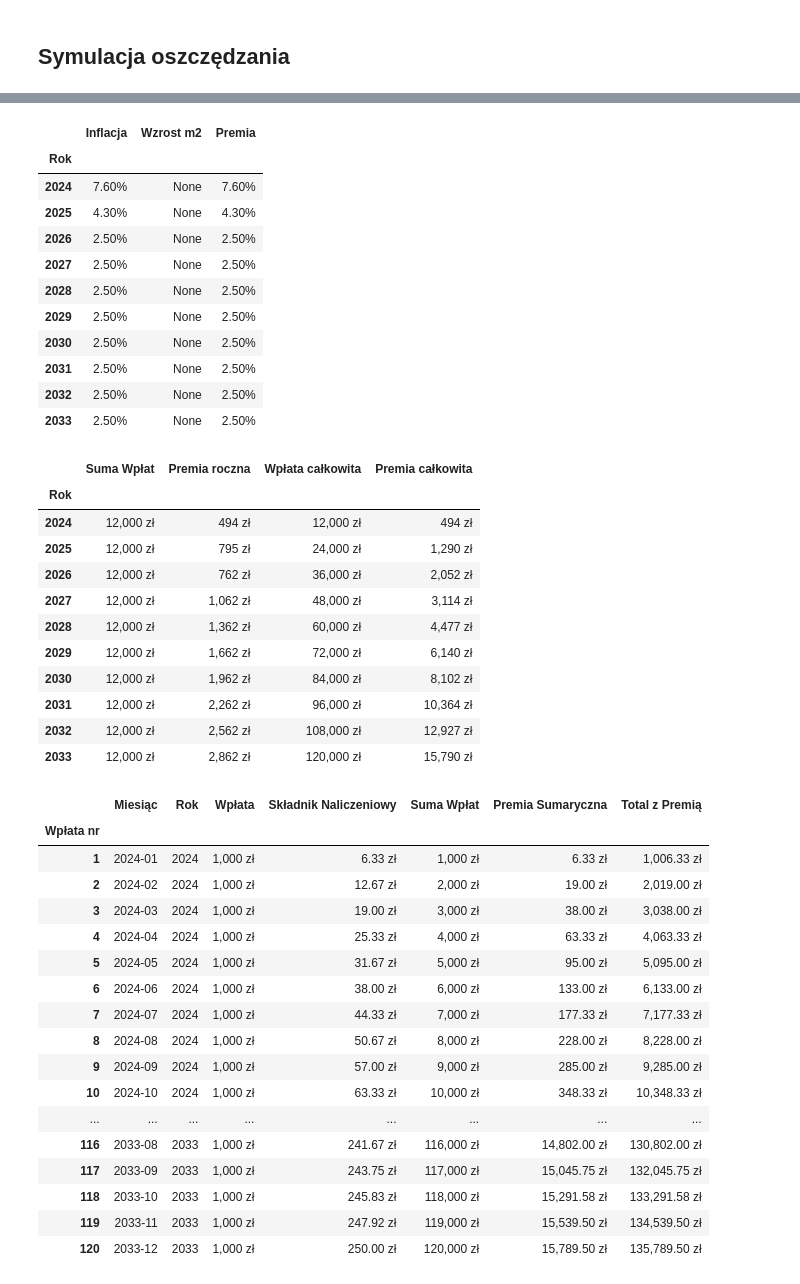
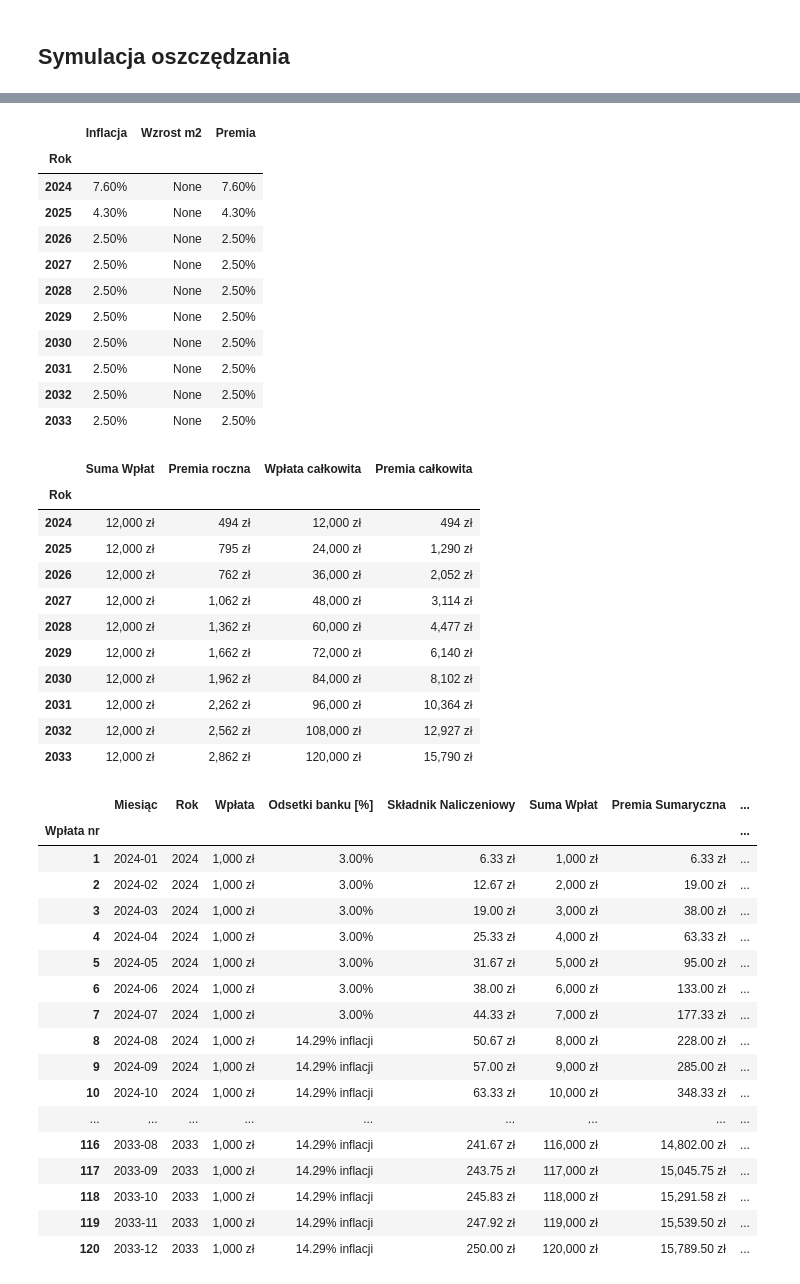
Before and after one commit to swiety/konto_mieszkaniowe, a Jupyter notebook: konto-mieszkaniowe.ipynb, the cells around one changed output, grey strips where cells are left out. Saved outputs shown, nothing was run; the diff lists cells and outputs as text; code cells hidden in the pictures.

```diff
--- a/konto-mieszkaniowe.ipynb
+++ b/konto-mieszkaniowe.ipynb
@@ -89,54 +129,54 @@ Dla prostoty na razie nie uwzględniam wzrostu cen nieruchomości, który w niek
 df_inflacja2 = zalozenia_inflacji_i_wzrostu_m2(
     inflacja=[pct/100 for pct in [7.6, 4.3] + [2.5] * 8], wzrost_m2=None)
 df_konto2_styled, df_roczne2_styled, df_konto2, _ = symulacja_konta(
-    data_startu='2024-01', ile_lat=10, ile_wplat=10*12, wysokosc_wplat=1000,
-    zalozenia=df_inflacja2)
+    data_startu='2024-01', ile_wplat=10*12, wysokosc_wplat=1000,
+    zalozenia=df_inflacja2, lokata=odsetki_bankowe_Pekao)
 
 rysuj_wykres_lokaty(df_konto2)
 display(formatuj_inflacje(df_inflacja2))
 display(df_roczne2_styled)
 display(df_konto2_styled)
 # %% [output]
 [figure]
 |  | Inflacja | Wzrost m2 | Premia |
 | Rok |  |  |  |
 | 2024 | 7.60% | None | 7.60% |
 | 2025 | 4.30% | None | 4.30% |
 | 2026 | 2.50% | None | 2.50% |
 | 2027 | 2.50% | None | 2.50% |
 | 2028 | 2.50% | None | 2.50% |
 | 2029 | 2.50% | None | 2.50% |
 | 2030 | 2.50% | None | 2.50% |
 | 2031 | 2.50% | None | 2.50% |
 | 2032 | 2.50% | None | 2.50% |
 | 2033 | 2.50% | None | 2.50% |
 |  | Suma Wpłat | Premia roczna | Wpłata całkowita | Premia całkowita |
 | Rok |  |  |  |  |
 | 2024 | 12,000 zł | 494 zł | 12,000 zł | 494 zł |
 | 2025 | 12,000 zł | 795 zł | 24,000 zł | 1,290 zł |
 | 2026 | 12,000 zł | 762 zł | 36,000 zł | 2,052 zł |
 | 2027 | 12,000 zł | 1,062 zł | 48,000 zł | 3,114 zł |
 | 2028 | 12,000 zł | 1,362 zł | 60,000 zł | 4,477 zł |
 | 2029 | 12,000 zł | 1,662 zł | 72,000 zł | 6,140 zł |
 | 2030 | 12,000 zł | 1,962 zł | 84,000 zł | 8,102 zł |
 | 2031 | 12,000 zł | 2,262 zł | 96,000 zł | 10,364 zł |
 | 2032 | 12,000 zł | 2,562 zł | 108,000 zł | 12,927 zł |
 | 2033 | 12,000 zł | 2,862 zł | 120,000 zł | 15,790 zł |
-|  | Miesiąc | Rok | Wpłata | Składnik Naliczeniowy | Suma Wpłat | Premia Sumaryczna | Total z Premią |
-| Wpłata nr |  |  |  |  |  |  |  |
-| 1 | 2024-01 | 2024 | 1,000 zł | 6.33 zł | 1,000 zł | 6.33 zł | 1,006.33 zł |
-| 2 | 2024-02 | 2024 | 1,000 zł | 12.67 zł | 2,000 zł | 19.00 zł | 2,019.00 zł |
-| 3 | 2024-03 | 2024 | 1,000 zł | 19.00 zł | 3,000 zł | 38.00 zł | 3,038.00 zł |
-| 4 | 2024-04 | 2024 | 1,000 zł | 25.33 zł | 4,000 zł | 63.33 zł | 4,063.33 zł |
-| 5 | 2024-05 | 2024 | 1,000 zł | 31.67 zł | 5,000 zł | 95.00 zł | 5,095.00 zł |
-| 6 | 2024-06 | 2024 | 1,000 zł | 38.00 zł | 6,000 zł | 133.00 zł | 6,133.00 zł |
-| 7 | 2024-07 | 2024 | 1,000 zł | 44.33 zł | 7,000 zł | 177.33 zł | 7,177.33 zł |
-| 8 | 2024-08 | 2024 | 1,000 zł | 50.67 zł | 8,000 zł | 228.00 zł | 8,228.00 zł |
-| 9 | 2024-09 | 2024 | 1,000 zł | 57.00 zł | 9,000 zł | 285.00 zł | 9,285.00 zł |
-| 10 | 2024-10 | 2024 | 1,000 zł | 63.33 zł | 10,000 zł | 348.33 zł | 10,348.33 zł |
-| ... | ... | ... | ... | ... | ... | ... | ... |
-| 116 | 2033-08 | 2033 | 1,000 zł | 241.67 zł | 116,000 zł | 14,802.00 zł | 130,802.00 zł |
-| 117 | 2033-09 | 2033 | 1,000 zł | 243.75 zł | 117,000 zł | 15,045.75 zł | 132,045.75 zł |
-| 118 | 2033-10 | 2033 | 1,000 zł | 245.83 zł | 118,000 zł | 15,291.58 zł | 133,291.58 zł |
-| 119 | 2033-11 | 2033 | 1,000 zł | 247.92 zł | 119,000 zł | 15,539.50 zł | 134,539.50 zł |
-| 120 | 2033-12 | 2033 | 1,000 zł | 250.00 zł | 120,000 zł | 15,789.50 zł | 135,789.50 zł |
+|  | Miesiąc | Rok | Wpłata | Odsetki banku [%] | Składnik Naliczeniowy | Suma Wpłat | Premia Sumaryczna | ... |
+| Wpłata nr |  |  |  |  |  |  |  | ... |
+| 1 | 2024-01 | 2024 | 1,000 zł | 3.00% | 6.33 zł | 1,000 zł | 6.33 zł | ... |
+| 2 | 2024-02 | 2024 | 1,000 zł | 3.00% | 12.67 zł | 2,000 zł | 19.00 zł | ... |
+| 3 | 2024-03 | 2024 | 1,000 zł | 3.00% | 19.00 zł | 3,000 zł | 38.00 zł | ... |
+| 4 | 2024-04 | 2024 | 1,000 zł | 3.00% | 25.33 zł | 4,000 zł | 63.33 zł | ... |
+| 5 | 2024-05 | 2024 | 1,000 zł | 3.00% | 31.67 zł | 5,000 zł | 95.00 zł | ... |
+| 6 | 2024-06 | 2024 | 1,000 zł | 3.00% | 38.00 zł | 6,000 zł | 133.00 zł | ... |
+| 7 | 2024-07 | 2024 | 1,000 zł | 3.00% | 44.33 zł | 7,000 zł | 177.33 zł | ... |
+| 8 | 2024-08 | 2024 | 1,000 zł | 14.29% inflacji | 50.67 zł | 8,000 zł | 228.00 zł | ... |
+| 9 | 2024-09 | 2024 | 1,000 zł | 14.29% inflacji | 57.00 zł | 9,000 zł | 285.00 zł | ... |
+| 10 | 2024-10 | 2024 | 1,000 zł | 14.29% inflacji | 63.33 zł | 10,000 zł | 348.33 zł | ... |
+| ... | ... | ... | ... | ... | ... | ... | ... | ... |
+| 116 | 2033-08 | 2033 | 1,000 zł | 14.29% inflacji | 241.67 zł | 116,000 zł | 14,802.00 zł | ... |
+| 117 | 2033-09 | 2033 | 1,000 zł | 14.29% inflacji | 243.75 zł | 117,000 zł | 15,045.75 zł | ... |
+| 118 | 2033-10 | 2033 | 1,000 zł | 14.29% inflacji | 245.83 zł | 118,000 zł | 15,291.58 zł | ... |
+| 119 | 2033-11 | 2033 | 1,000 zł | 14.29% inflacji | 247.92 zł | 119,000 zł | 15,539.50 zł | ... |
+| 120 | 2033-12 | 2033 | 1,000 zł | 14.29% inflacji | 250.00 zł | 120,000 zł | 15,789.50 zł | ... |
```
Also changed, not shown: parts of 2 cells of this notebook, 3 other files.
